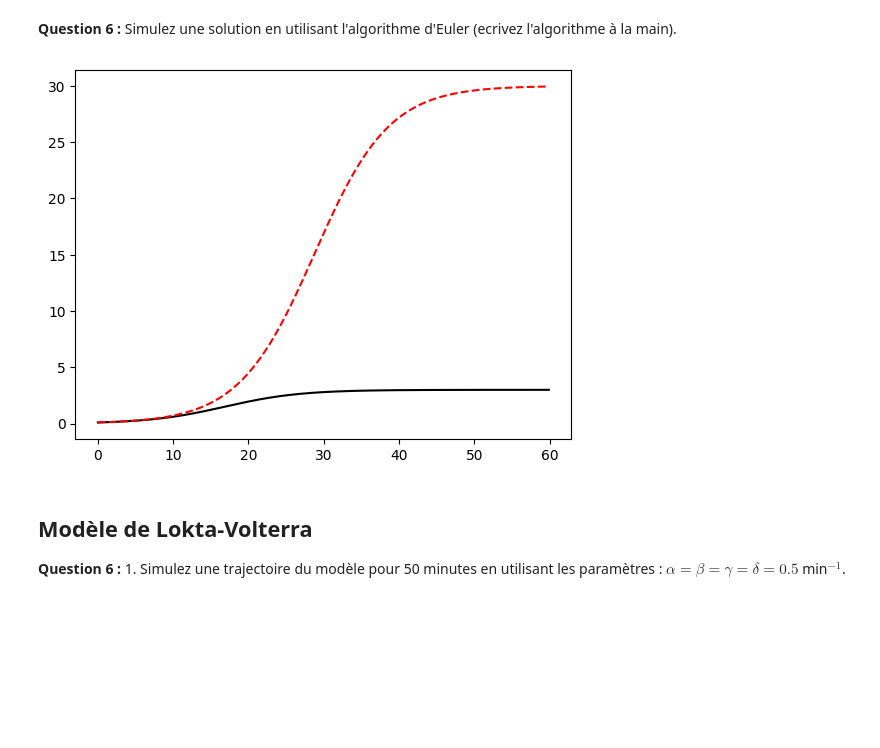
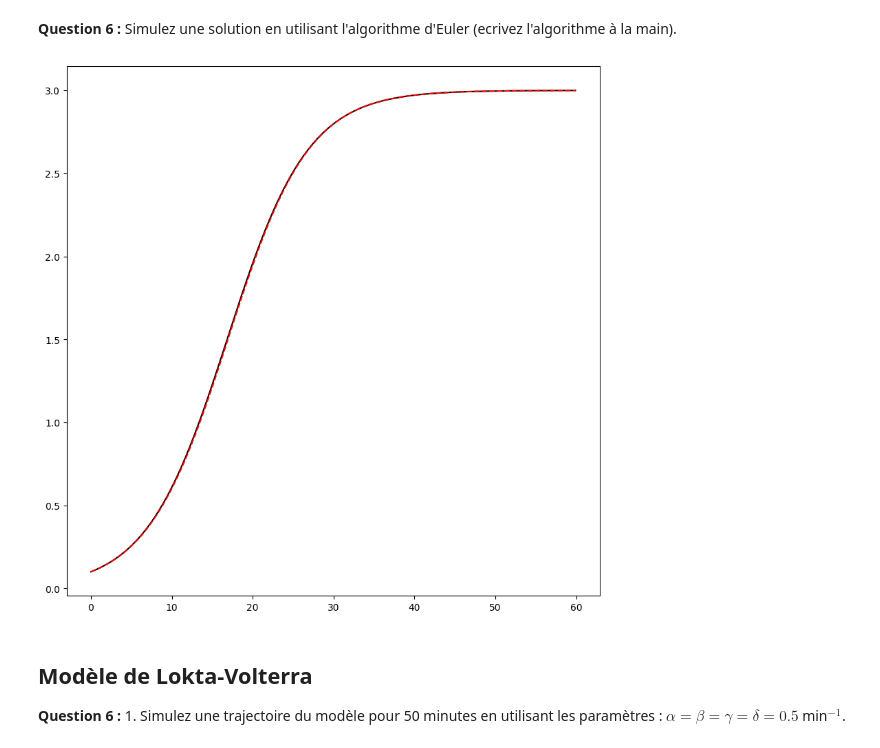
Before and after one commit to Laurane67/BINFA2025_TP3, a Jupyter notebook: BINFA2025_TP3.ipynb, the cells around one changed output. Saved outputs shown, nothing was run; the diff lists cells and outputs as text; code cells hidden in the pictures; blank space fills up the shorter version.

```diff
--- a/BINFA2025_TP3.ipynb
+++ b/BINFA2025_TP3.ipynb
@@ -44,7 +44,7 @@ def euler(f0, tmax, dt, df) :
   res = [f0]
   t = 0
   while t < tmax :
-    res.append(res[-1] + df(res[-1] * dt))
+    res.append(res[-1] + df(res[-1]) * dt)
     t += dt
   return np.array(res)
 
@@ -130,14 +132,15 @@ plt.show()
 # %%
 def dcdt(rmax, K, c) :
   return rmax * c * ((K - c) / K)
 
 y = euler(N0, t, 0.1, lambda c: dcdt(rmax, K, c))
 
+plt.figure(figsize=(10, 10))
 plt.plot(ts, c(ts), 'k')
 plt.plot(ts, y[:-1], 'r--')
 plt.show()
 # %% [output]
-[figure, old version]
+[figure, new version]
 # %% [markdown]
 ## Modèle de Lokta-Volterra
 
```
Also changed, not shown: parts of 9 cells of this notebook.
